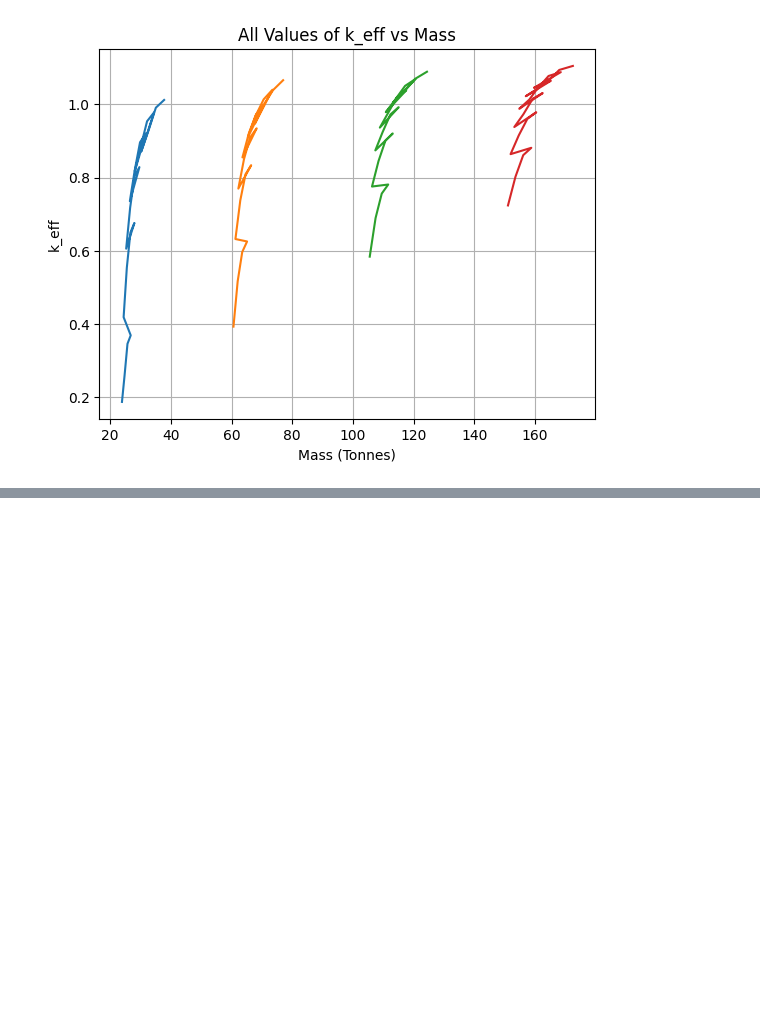
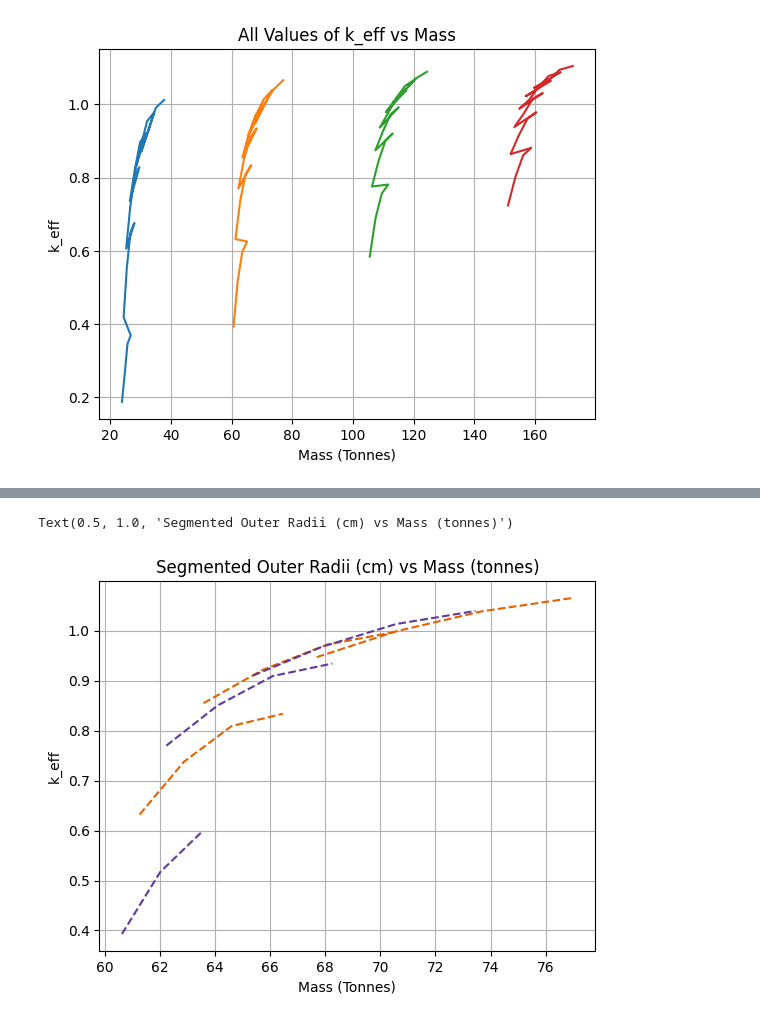
Before and after one commit to andrewpolitz/astrofuse, a Jupyter notebook: keff_calcs_UN_combined_blanket.ipynb, the cells around one changed output, grey strips where cells are left out. Saved outputs shown, nothing was run; the diff lists cells and outputs as text; code cells hidden in the pictures; blank space fills up the shorter version.

```diff
--- a/keff_calcs_UN_combined_blanket.ipynb
+++ b/keff_calcs_UN_combined_blanket.ipynb
@@ -276,0 +291,15 @@ klist5[19]
+# %%
+ax6 = plt.axes()
+ax6.plot(tonne_list10[:3], klist10[:3], ls = '--', c = '#5D3A9B')
+ax6.plot(tonne_list10[4:8], klist10[4:8], ls = '--', c = '#E66100')
+ax6.plot(tonne_list10[8:12], klist10[8:12], ls = '--', c = '#5D3A9B')
+ax6.plot(tonne_list10[12:16], klist10[12:16], ls = '--', c = '#E66100')
+ax6.plot(tonne_list10[16:20], klist10[16:20], ls = '--', c = '#5D3A9B')
+ax6.plot(tonne_list10[20:24], klist10[20:24], ls = '--', c = '#E66100')
+ax6.grid()
+ax6.set_xlabel('Mass (Tonnes)')
+ax6.set_ylabel('k_eff')
+ax6.set_title('Segmented Outer Radii (cm) vs Mass (tonnes)')
+# %% [output]
+Text(0.5, 1.0, 'Segmented Outer Radii (cm) vs Mass (tonnes)')
+[figure, added]
```
Also changed, not shown: parts of 5 cells of this notebook.
